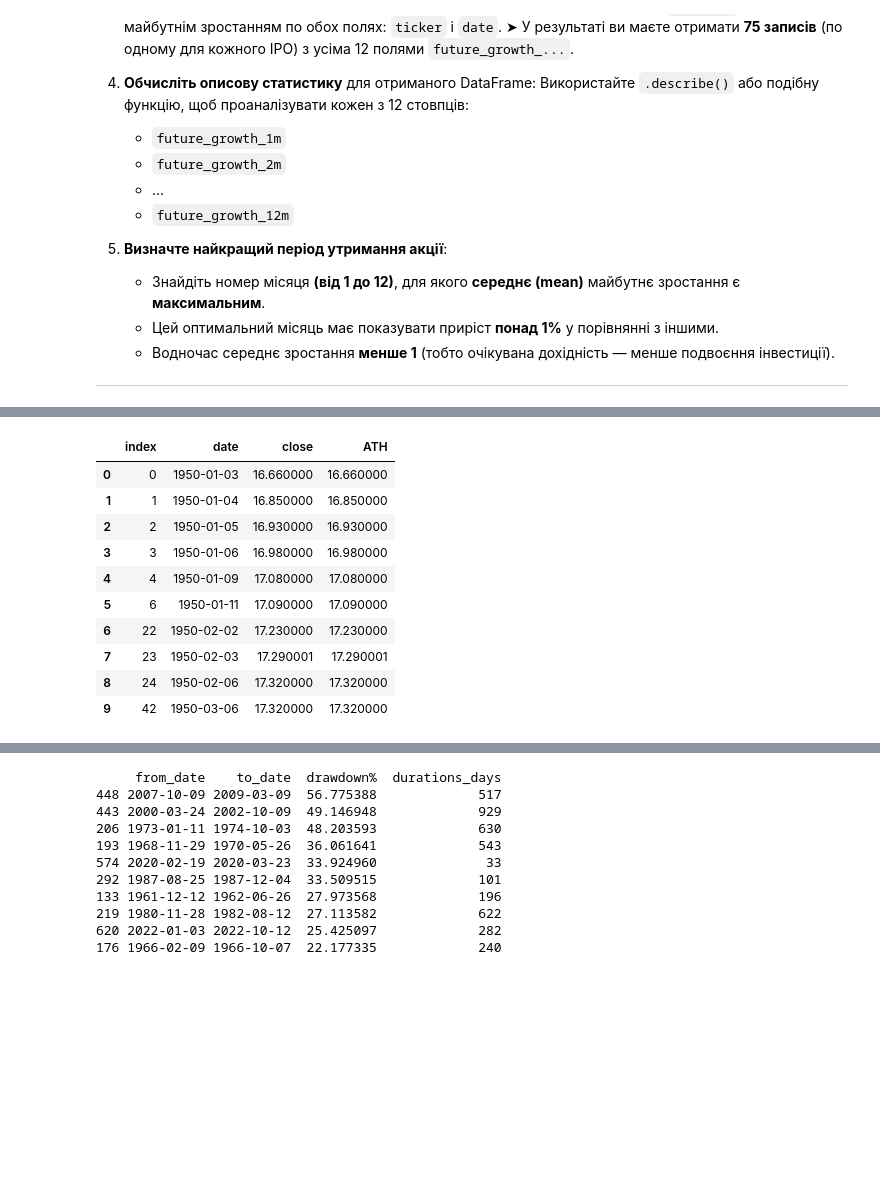
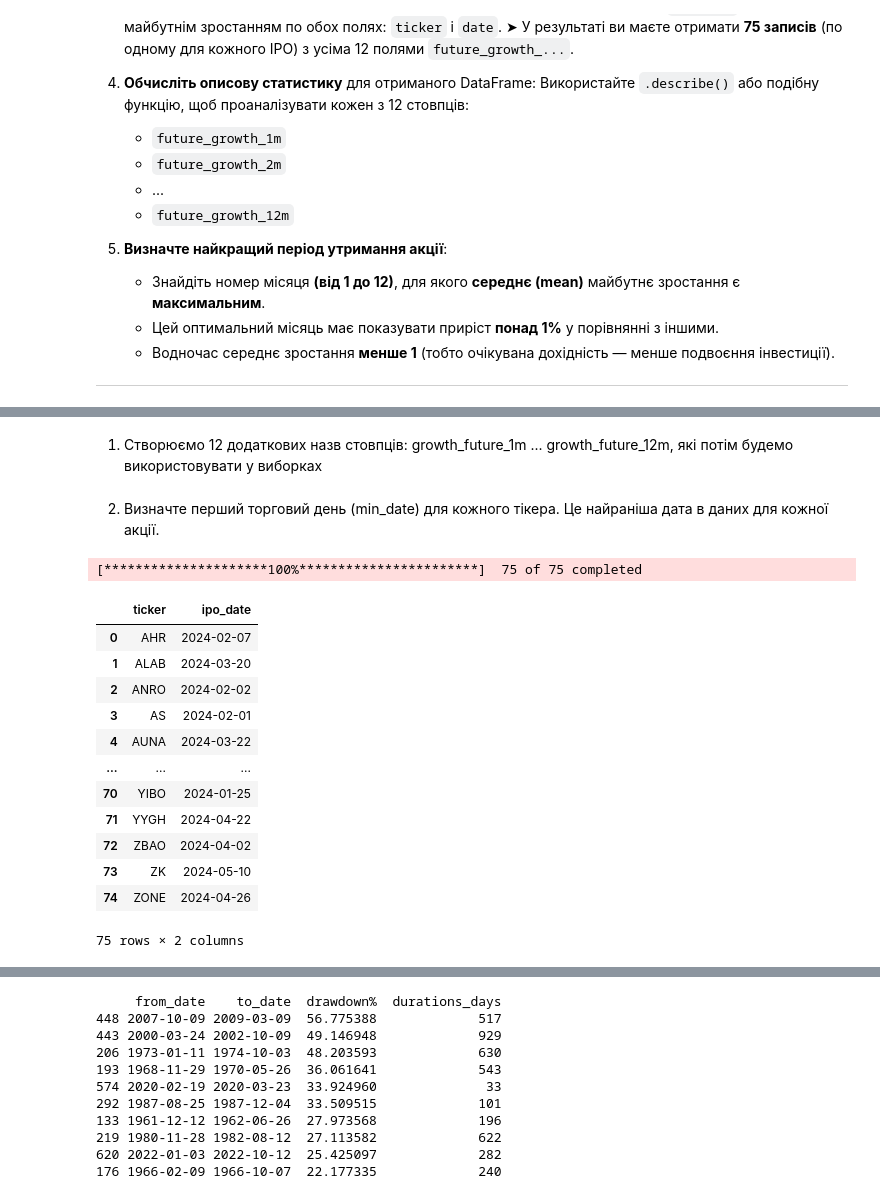
Before and after one commit to Jaguar838/stock-markets-analytics-zoomcamp, a Jupyter notebook: HW/2025/hw-02/hw-02.ipynb, the cells around one changed output, grey strips where cells are left out. Cells and saved outputs as stored; diff of their text form; code cells hidden in the pictures; blank space fills up the shorter version.

```diff
--- a/HW/2025/hw-02/hw-02.ipynb
+++ b/HW/2025/hw-02/hw-02.ipynb
@@ -711,17 +616,2 @@ memory usage: 296.3 KB
-# %%
-# All time high points(ATH):
-sp500_daily['ATH'] = sp500_daily.close.cummax()
-high_points = sp500_daily[sp500_daily.close == sp500_daily['ATH']].copy().reset_index()
-high_points.head(10)
-# %% [output]
-|  | index | date | close | ATH |
-| 0 | 0 | 1950-01-03 | 16.660000 | 16.660000 |
-| 1 | 1 | 1950-01-04 | 16.850000 | 16.850000 |
-| 2 | 2 | 1950-01-05 | 16.930000 | 16.930000 |
-| 3 | 3 | 1950-01-06 | 16.980000 | 16.980000 |
-| 4 | 4 | 1950-01-09 | 17.080000 | 17.080000 |
-| 5 | 6 | 1950-01-11 | 17.090000 | 17.090000 |
-| 6 | 22 | 1950-02-02 | 17.230000 | 17.230000 |
-| 7 | 23 | 1950-02-03 | 17.290001 | 17.290001 |
-| 8 | 24 | 1950-02-06 | 17.320000 | 17.320000 |
-| 9 | 42 | 1950-03-06 | 17.320000 | 17.320000 |
+# %% [markdown]
+1. Створюємо 12 додаткових назв стовпців: growth_future_1m ... growth_future_12m, які потім будемо використовувати у виборках
@@ -727,0 +620,42 @@ high_points.head(10)
+# %% [markdown]
+2. Визначте перший торговий день (min_date) для кожного тікера. Це найраніша дата в даних для кожної акції.
+# %%
+def get_min_dates(symbols: list[str]) -> tuple[pd.DataFrame, pd.DataFrame]:
+    """
+      Функція для отримання першого дня, коли кожна акція має дані на Yahoo Finance.
+
+      Args:
+          df: датафрейм з денними цінами 'Adj Close'.
+
+      Returns:
+          датафрейм з датами IPO, доповненими даними Yahoo Finance.
+    """
+    min_dates = []
+    # Отримати всі денні ціни 'Close' для вказаних символів
+    daily_prices_df = yf.download(" ".join(symbols), period='max', interval="1d", auto_adjust=True)['Close']
+    for ticker in daily_prices_df.columns:
+        # Шукаємо перший непорожній рядок у стовпці
+        ipo_date = daily_prices_df[ticker].first_valid_index()
+        min_dates.append({'ticker': ticker, 'ipo_date': ipo_date})
+
+    return pd.DataFrame(min_dates), daily_prices_df
+
+min_ipo, daily_prices_all_df = get_min_dates(tickers)
+# %% [output]
+[*********************100%***********************]  75 of 75 completed
+# %%
+pd.DataFrame(min_ipo)
+# %% [output]
+|  | ticker | ipo_date |
+| 0 | AHR | 2024-02-07 |
+| 1 | ALAB | 2024-03-20 |
+| 2 | ANRO | 2024-02-02 |
+| 3 | AS | 2024-02-01 |
+| 4 | AUNA | 2024-03-22 |
+| ... | ... | ... |
+| 70 | YIBO | 2024-01-25 |
+| 71 | YYGH | 2024-04-22 |
+| 72 | ZBAO | 2024-04-02 |
+| 73 | ZK | 2024-05-10 |
+| 74 | ZONE | 2024-04-26 |
+75 rows × 2 columns
```
Also changed, not shown: parts of 13 cells of this notebook.
